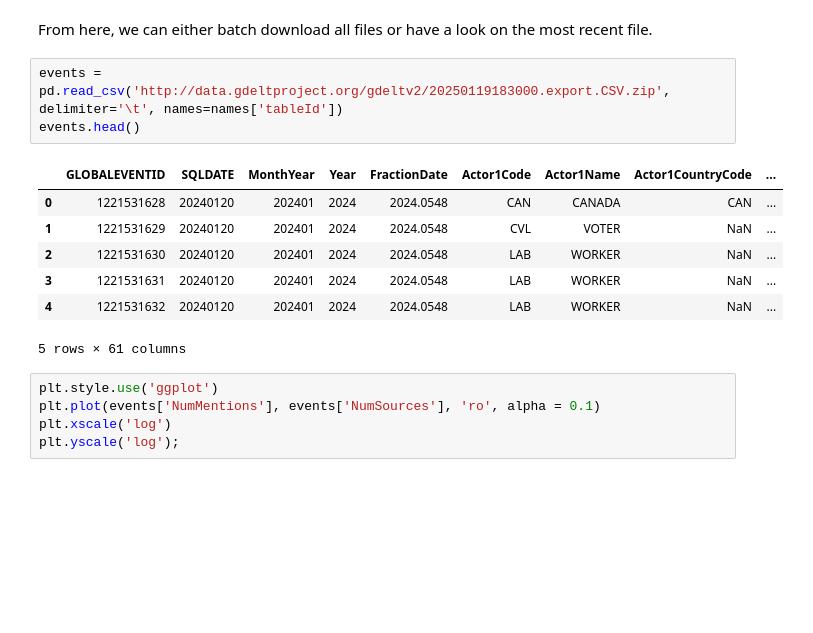
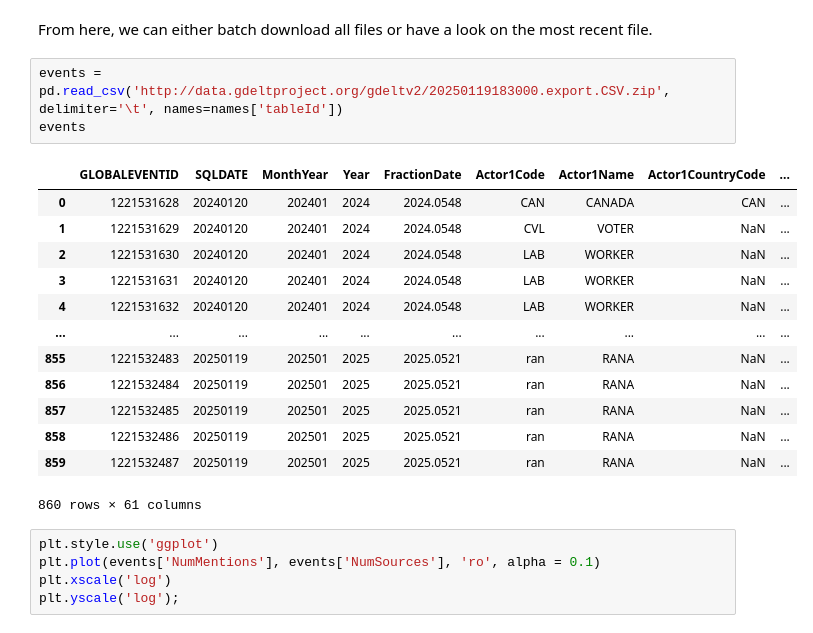
Before and after one commit to Deeplearn-PeD/GDELT_csv_reader, a Jupyter notebook: Notebooks/Data Download.ipynb, the cells around one changed output. Saved outputs shown, nothing was run; the diff lists cells and outputs as text; blank space fills up the shorter version.

```diff
--- a/Notebooks/Data Download.ipynb
+++ b/Notebooks/Data Download.ipynb
@@ -51,15 +51,21 @@ wget.download('http://data.gdeltproject.org/gdeltv2/masterfilelist.txt', '../met
 From here, we can either batch download all files or have a look on the most recent file.
 # %%
 events = pd.read_csv('http://data.gdeltproject.org/gdeltv2/20250119183000.export.CSV.zip', delimiter='\t', names=names['tableId'])
-events.head()
+events
 # %% [output]
 |  | GLOBALEVENTID | SQLDATE | MonthYear | Year | FractionDate | Actor1Code | Actor1Name | Actor1CountryCode | ... |
 | 0 | 1221531628 | 20240120 | 202401 | 2024 | 2024.0548 | CAN | CANADA | CAN | ... |
 | 1 | 1221531629 | 20240120 | 202401 | 2024 | 2024.0548 | CVL | VOTER | NaN | ... |
 | 2 | 1221531630 | 20240120 | 202401 | 2024 | 2024.0548 | LAB | WORKER | NaN | ... |
 | 3 | 1221531631 | 20240120 | 202401 | 2024 | 2024.0548 | LAB | WORKER | NaN | ... |
 | 4 | 1221531632 | 20240120 | 202401 | 2024 | 2024.0548 | LAB | WORKER | NaN | ... |
+| ... | ... | ... | ... | ... | ... | ... | ... | ... | ... |
+| 855 | 1221532483 | 20250119 | 202501 | 2025 | 2025.0521 | ran | RANA | NaN | ... |
+| 856 | 1221532484 | 20250119 | 202501 | 2025 | 2025.0521 | ran | RANA | NaN | ... |
+| 857 | 1221532485 | 20250119 | 202501 | 2025 | 2025.0521 | ran | RANA | NaN | ... |
+| 858 | 1221532486 | 20250119 | 202501 | 2025 | 2025.0521 | ran | RANA | NaN | ... |
+| 859 | 1221532487 | 20250119 | 202501 | 2025 | 2025.0521 | ran | RANA | NaN | ... |
-5 rows × 61 columns
+860 rows × 61 columns
 # %%
 plt.style.use('ggplot')
 plt.plot(events['NumMentions'], events['NumSources'], 'ro', alpha = 0.1)
```
Also changed, not shown: 4 other files.
